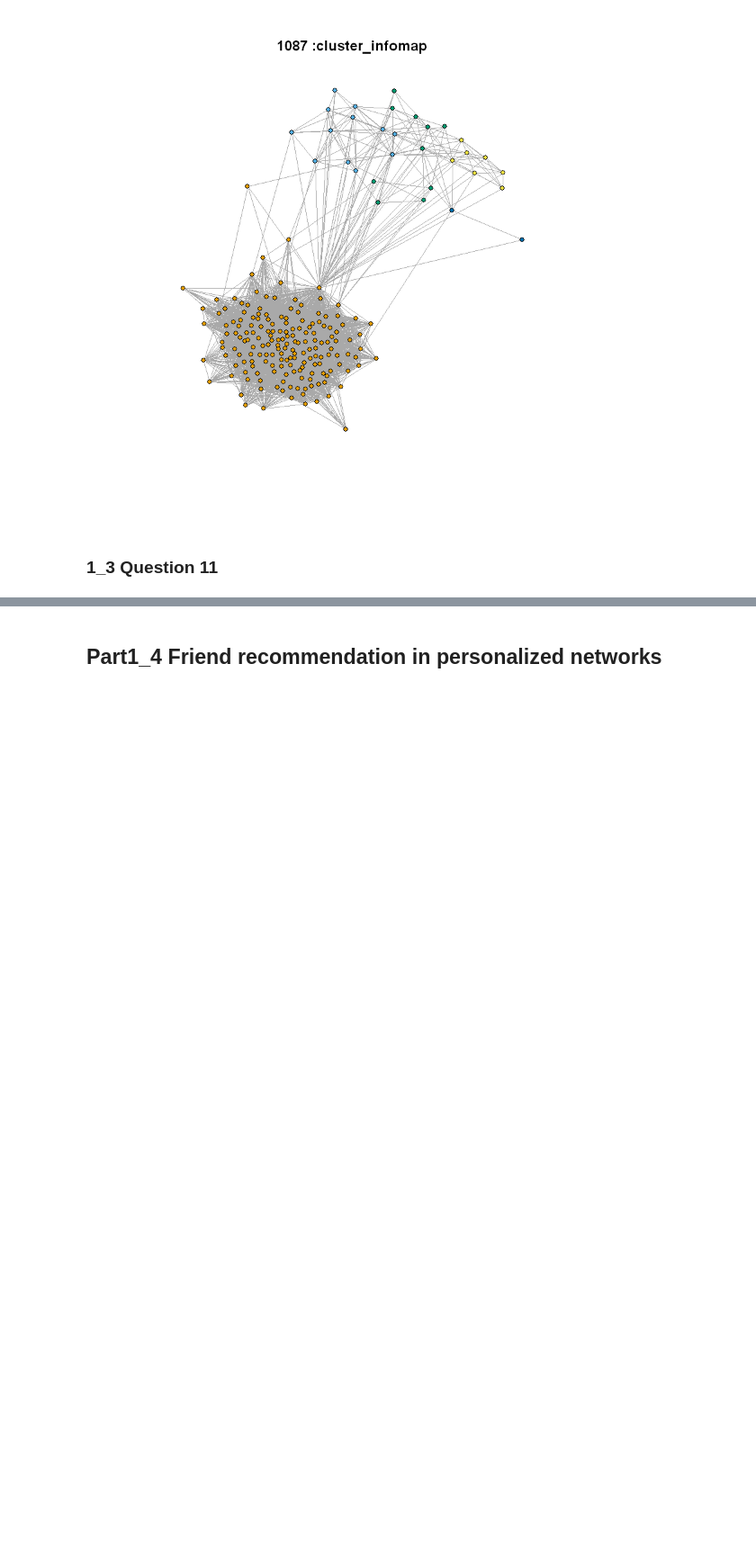
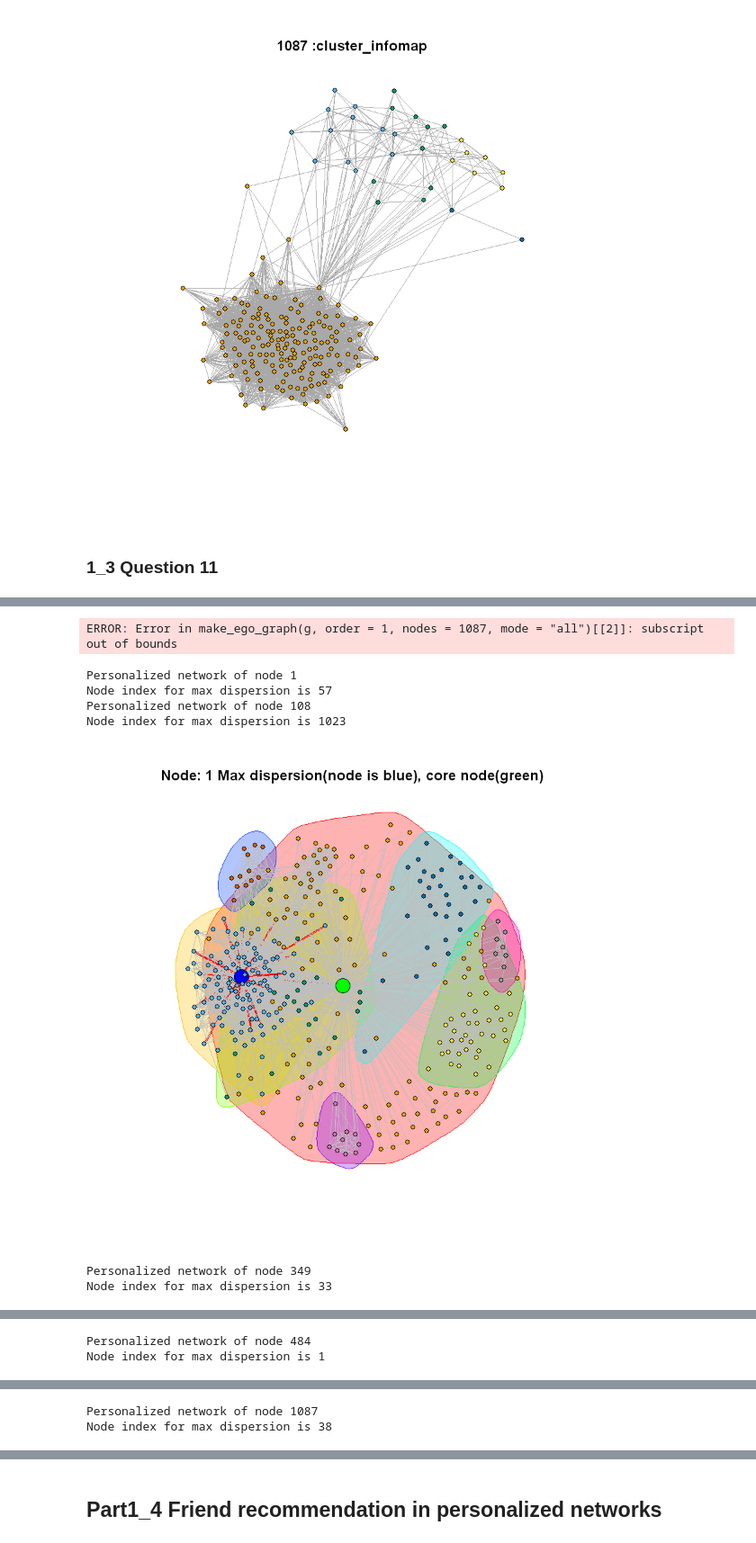
Before and after one commit to timeparadogs/ECE-232, a Jupyter notebook: p2/Project2_1_Facebook_Network.ipynb, the cells around one changed output, grey strips where cells are left out. Shown at 90% size. Saved outputs shown, nothing was run; the diff lists cells and outputs as text; code cells hidden in the pictures; blank space fills up the shorter version.

```diff
--- a/p2/Project2_1_Facebook_Network.ipynb
+++ b/p2/Project2_1_Facebook_Network.ipynb
@@ -449,0 +517,3 @@ print(modularity(eg_com3))
+# %%
+eg <- make_ego_graph(g, order=1, nodes=108, mode="all")
+eg[[1]]
@@ -449,0 +533,13 @@ print(modularity(eg_com3))
+# %%
+for (core in nodes_pool){
+    eg <- make_ego_graph(g, order=1, nodes=core, mode="all")[[1]]
+
+    nodes <- neighbors(eg,which.max(degree(eg)))
+    dispersions <- c()
+    for (node in nodes){
+        dp <- dispersion(eg,which.max(degree(eg)),node)
+        dispersions <- c(dispersions,dp)
+    }
+    print(which.max(dispersions))
+    print(dispersions[[which.max(dispersions)]])
+}
@@ -449,0 +557,53 @@ print(modularity(eg_com3))
+# %%
+eg <- make_ego_graph(g, order=1, nodes=1087, mode="all")[[1]]
+dispersion(eg,which.max(degree(eg)),38)
+# %% [output]
+ERROR: Error in make_ego_graph(g, order = 1, nodes = 1087, mode = "all")[[2]]: subscript out of bounds
+# %%
+nodes_pool <- c(1, 108, 349, 484, 1087)
+for(core in nodes_pool){
+    eg <- make_ego_graph(g, order=1, nodes=core, mode="all")[[1]]
+    core_id <- which.max(degree(eg))
+    nodes <- neighbors(eg,core_id)
+    dispersions <- c()
+    embeds <- c()
+    for (node in nodes){
+        dp <- dispersion(eg,core_id,node)
+        embed <- embeddedness(eg,node)
+        embeds <- c(embeds,embed)
+        dispersions <- c(dispersions,dp)
+    }
+    max_dispersion <- which.max(dispersions)
+    if (which.max(dispersions)>core_id){
+        max_dispersion <- max_dispersion + 1
+    }
+    else{
+        max_dispersion <- max_dispersion
+    }
+    cat('\nPersonalized network of node',core)
+    cat('\nNode index for max dispersion is',max_dispersion)
+    eg_com <- cluster_fast_greedy(eg)
+    n_col <- membership(eg_com)
+    n_col[max_dispersion] = 'blue'
+    n_col[core_id] = 'Green'
+    n_size = rep(3, vcount(eg))
+    n_size[max_dispersion]= 9
+    n_size[core_id] = 9
+    e_color = rep("gray", length(E(eg)))
+    e_width = rep(1, length(E(eg)))
+    e_color[which(get.edgelist(eg, name = FALSE)[,1] == max_dispersion |
+                     get.edgelist(eg, name = FALSE)[,2] == max_dispersion)] = "red";
+    e_width[which(get.edgelist(eg, name = FALSE)[,1] == max_dispersion |
+                      get.edgelist(eg, name = FALSE)[,2] == max_dispersion)] = 3;
+    plot(eg_com, eg, vertex.size=n_size, vertex.label=NA,
+         col=n_col, edge.color=e_color, edge.width=e_width, layout=layout_with_fr(eg),
+         main=paste('Node:',core,'Max dispersion(node is blue), core node(green)'))
+    }
+# %% [output]
+Personalized network of node 1
+Node index for max dispersion is 57
+Personalized network of node 108
+Node index for max dispersion is 1023
+[figure, added]
+Personalized network of node 349
+Node index for max dispersion is 33
@@ -449,0 +611,2 @@ print(modularity(eg_com3))
+Personalized network of node 484
+Node index for max dispersion is 1
@@ -449,0 +614,2 @@ print(modularity(eg_com3))
+Personalized network of node 1087
+Node index for max dispersion is 38
```
Also changed, not shown: parts of 14 cells of this notebook.
